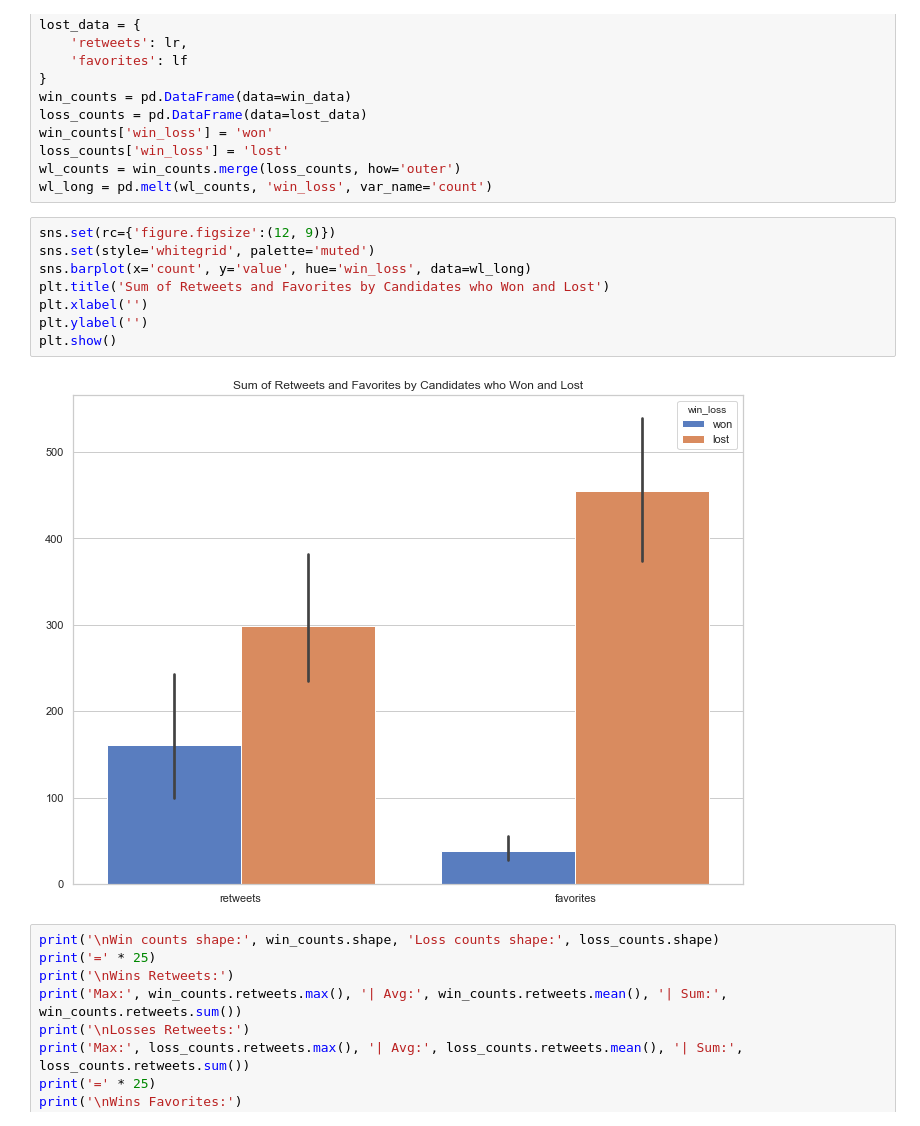
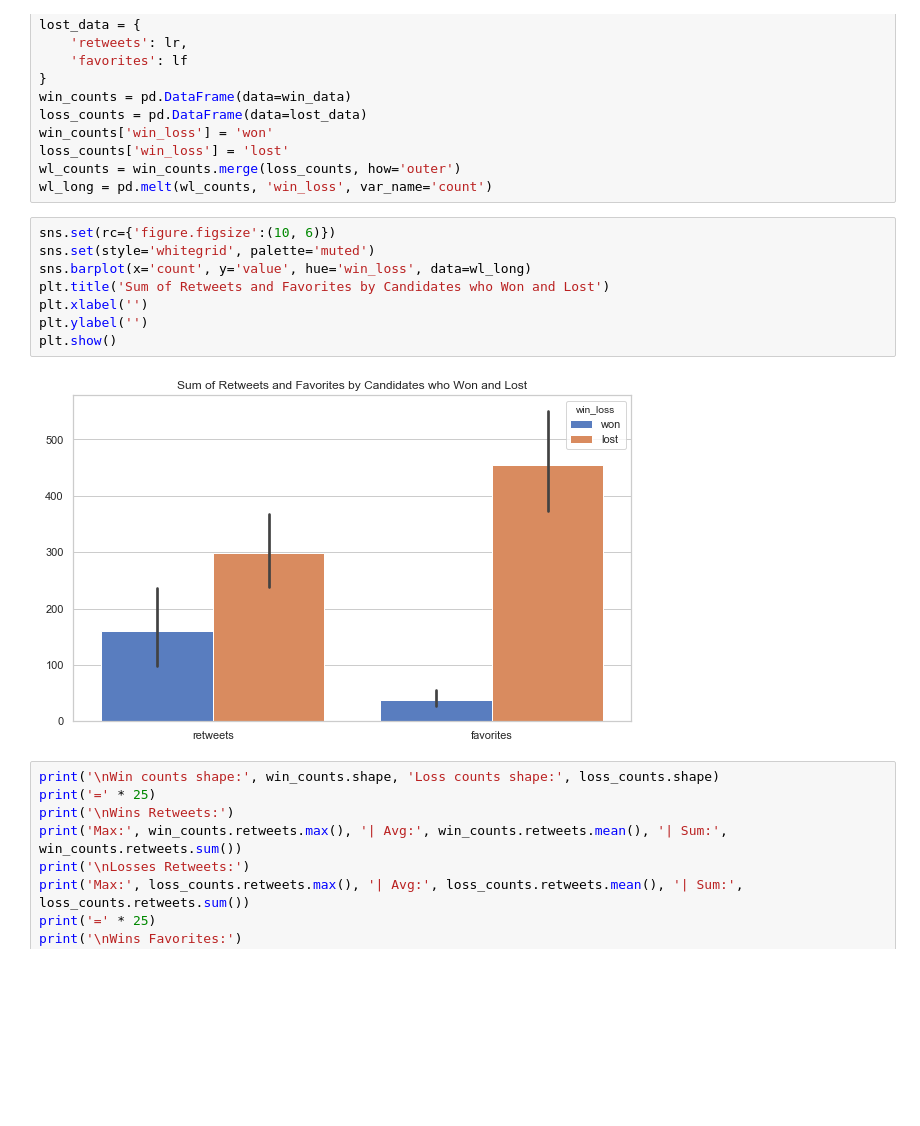
Before and after one commit to oxenfree/tweet-political-sentiment, a Jupyter notebook: Olivieri_Project.ipynb, the cells around one changed output. Saved outputs shown, nothing was run; the diff lists cells and outputs as text; blank space fills up the shorter version.

```diff
--- a/Olivieri_Project.ipynb
+++ b/Olivieri_Project.ipynb
@@ -95,15 +95,15 @@ loss_counts['win_loss'] = 'lost'
 wl_counts = win_counts.merge(loss_counts, how='outer')
 wl_long = pd.melt(wl_counts, 'win_loss', var_name='count')
 # %%
-sns.set(rc={'figure.figsize':(12, 9)})
+sns.set(rc={'figure.figsize':(10, 6)})
 sns.set(style='whitegrid', palette='muted')
 sns.barplot(x='count', y='value', hue='win_loss', data=wl_long)
 plt.title('Sum of Retweets and Favorites by Candidates who Won and Lost')
 plt.xlabel('')
 plt.ylabel('')
 plt.show()
 # %% [output]
-[figure, old version]
+[figure, new version]
 # %%
 print('\nWin counts shape:', win_counts.shape, 'Loss counts shape:', loss_counts.shape)
 print('=' * 25)
```
Also changed, not shown: parts of 9 cells of this notebook, 1 other file.
